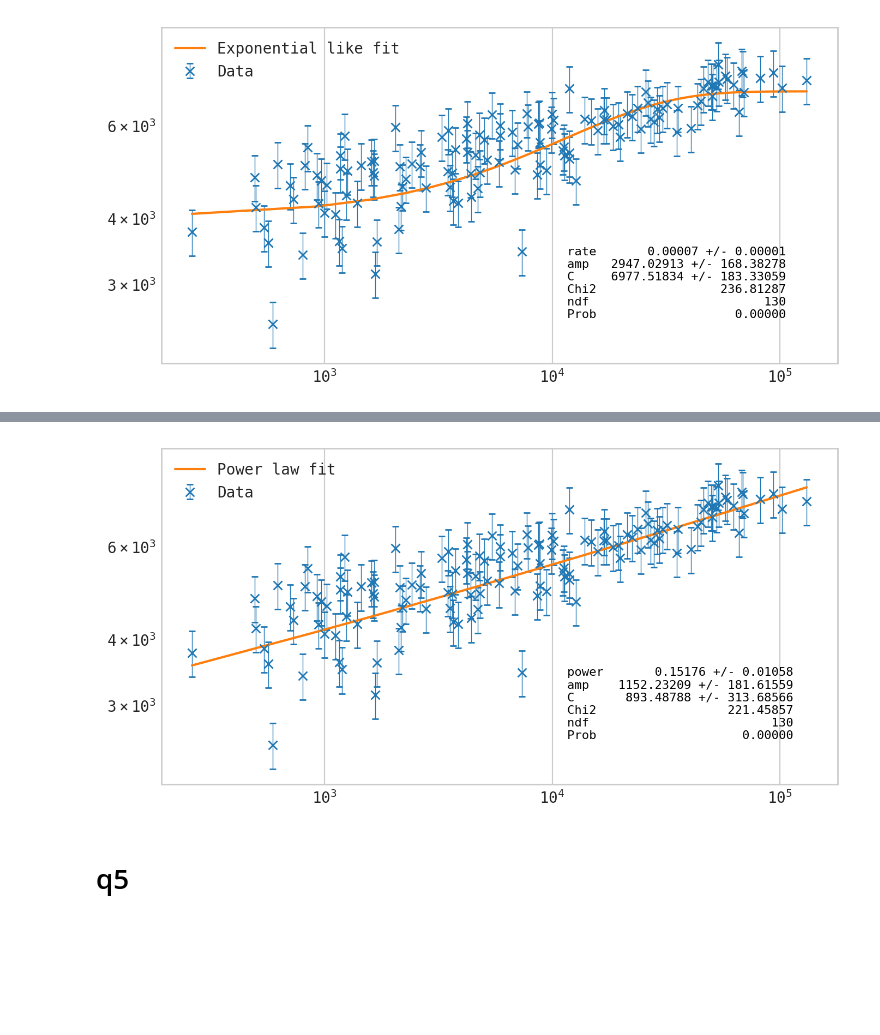
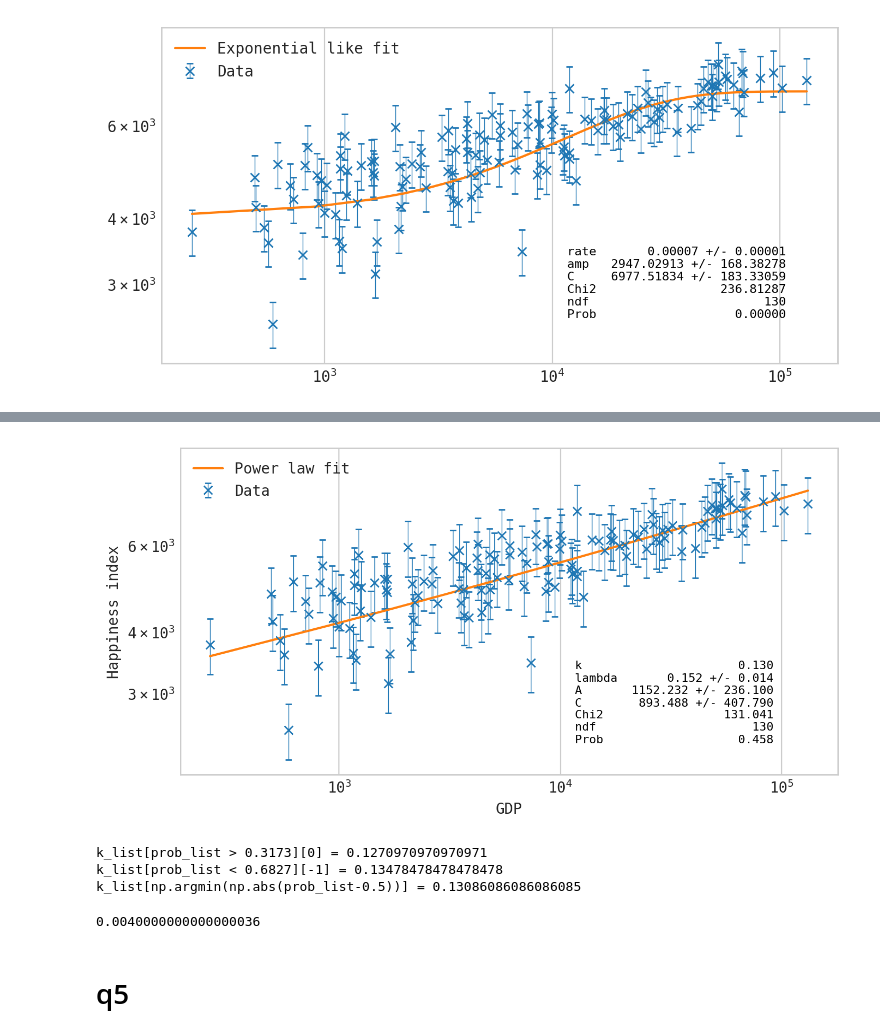
Before and after one commit to rizfn/AppStat2022, a Jupyter notebook: DataAndCodeForExam/exam.ipynb, the cells around one changed output, grey strips where cells are left out. Drawn from its saved outputs; the diff is of its cells as text; code cells hidden in the pictures; blank space fills up the shorter version.

```diff
--- a/DataAndCodeForExam/exam.ipynb
+++ b/DataAndCodeForExam/exam.ipynb
@@ -654,40 +793,76 @@ plt.xscale('log')
 def power_law_fit(x, power, amp, C):
     return C + amp*x**power
 
-chi2_object = Chi2Regression(power_law_fit, df['GDP'], df['Happiness-index'], df['Happiness-index']*0.1)
+k = 0.13
+
+chi2_object = Chi2Regression(power_law_fit, df['GDP'], df['Happiness-index'], df['Happiness-index']*k)
 chi2_object.errordef = 1.0
 
 minuit = Minuit(chi2_object, power=0.1, amp=1000, C=900)
 
 minuit.migrad()
 
 Nvar = 3                # Number of variables (power, C, amp)
 Ndof_fit = len(df) - Nvar
 
 Chi2_fit = minuit.fval                          # The chi2 value
 Prob_fit = stats.chi2.sf(Chi2_fit, Ndof_fit)    # The chi2 probability given N degrees of freedom
 
 fig, ax = plt.subplots()
 
-plt.errorbar(df['GDP'], df['Happiness-index'], df['Happiness-index']*0.1, label='Data', capsize=2, elinewidth=0.5, fmt='x ')
+plt.errorbar(df['GDP'], df['Happiness-index'], df['Happiness-index']*k, label='Data', capsize=2, elinewidth=0.5, fmt='x ')
 plt.plot(domain, power_law_fit(domain, minuit.values['power'], minuit.values['amp'], minuit.values['C']), label=f'Power law fit')
 plt.legend()
+plt.xlabel('GDP')
+plt.ylabel('Happiness index')
 
-d = {'power': [minuit.values['power'], minuit.errors['power']],
-     'amp': [minuit.values['amp'], minuit.errors['amp']],
+d = {'k': k,
+     'lambda': [minuit.values['power'], minuit.errors['power']],
+     'A': [minuit.values['amp'], minuit.errors['amp']],
      'C': [minuit.values['C'], minuit.errors['C']],
      'Chi2':     Chi2_fit,
      'ndf':      Ndof_fit,
      'Prob':     Prob_fit,
     }
 
-text = nice_string_output(d, extra_spacing=2, decimals=5)
+text = nice_string_output(d, extra_spacing=2, decimals=3)
 add_text_to_ax(0.6, 0.35, text, ax, fontsize=8)
 
 plt.yscale('log')
 plt.xscale('log')
 # %% [output]
-[figure, old version]
+[figure, new version]
+# %%
+k_list = np.linspace(0.11, 0.15, 1000)
+prob_list = []
+
+for k in k_list:
+    chi2_object = Chi2Regression(power_law_fit, df['GDP'], df['Happiness-index'], df['Happiness-index']*k)
+    chi2_object.errordef = 1.0
+
+    minuit = Minuit(chi2_object, power=0.1, amp=1000, C=900)
+
+    minuit.migrad()
+
+    Nvar = 3                # Number of variables (power, C, amp)
+    Ndof_fit = len(df) - Nvar
+
+    Chi2_fit = minuit.fval                          # The chi2 value
+    Prob_fit = stats.chi2.sf(Chi2_fit, Ndof_fit)    # The chi2 probability given N degrees of freedom
+    prob_list.append(Prob_fit)
+
+prob_list = np.array(prob_list)
+print(f"{k_list[prob_list > 0.3173][0] = }")
+print(f"{k_list[prob_list < 0.6827][-1] = }")
+print(f"{k_list[np.argmin(np.abs(prob_list-0.5))] = }")
+# %% [output]
+k_list[prob_list > 0.3173][0] = 0.1270970970970971
+k_list[prob_list < 0.6827][-1] = 0.13478478478478478
+k_list[np.argmin(np.abs(prob_list-0.5))] = 0.13086086086086085
+# %%
+0.131 - 0.127
+# %% [output]
+0.0040000000000000036
 # %% [markdown]
 # q5
 # %%
```
Also changed, not shown: parts of 37 cells of this notebook.
